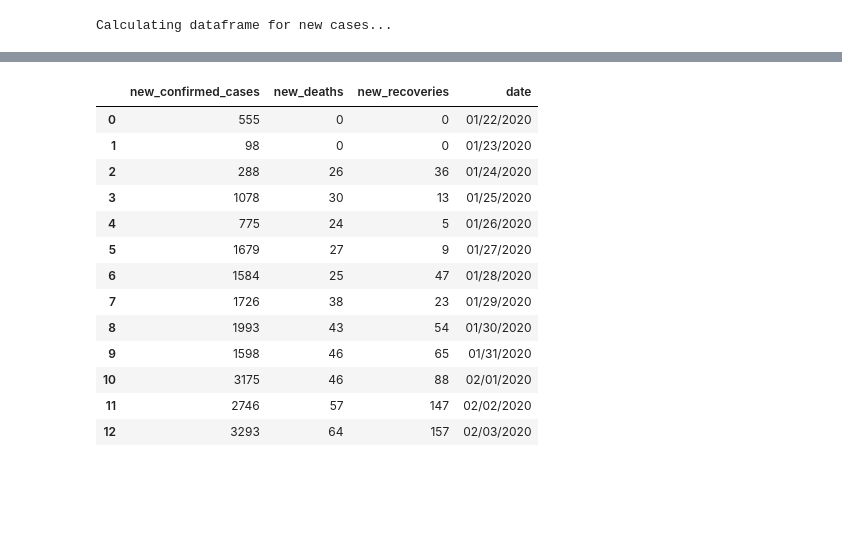
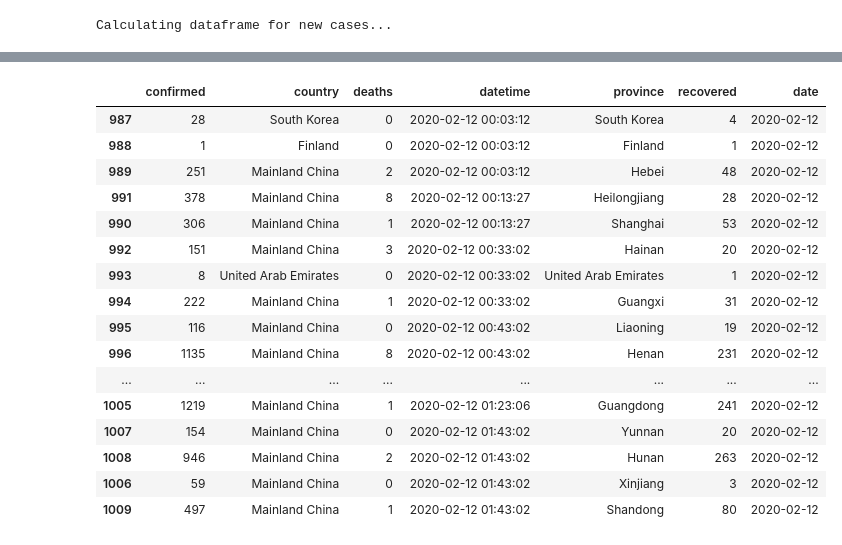
Before and after one commit to AaronWard/covidify, a Jupyter notebook: notebooks/data_prep-2.ipynb, the cells around one changed output, grey strips where cells are left out. Saved outputs shown, nothing was run; the diff lists cells and outputs as text; code cells hidden in the pictures; blank space fills up the shorter version.

```diff
--- a/notebooks/data_prep-2.ipynb
+++ b/notebooks/data_prep-2.ipynb
@@ -377,18 +327,21 @@ Saving...
 Done!
-# %%
-new_cases_df
-# %% [output]
-|  | new_confirmed_cases | new_deaths | new_recoveries | date |
-| 0 | 555 | 0 | 0 | 01/22/2020 |
-| 1 | 98 | 0 | 0 | 01/23/2020 |
-| 2 | 288 | 26 | 36 | 01/24/2020 |
-| 3 | 1078 | 30 | 13 | 01/25/2020 |
-| 4 | 775 | 24 | 5 | 01/26/2020 |
-| 5 | 1679 | 27 | 9 | 01/27/2020 |
-| 6 | 1584 | 25 | 47 | 01/28/2020 |
-| 7 | 1726 | 38 | 23 | 01/29/2020 |
-| 8 | 1993 | 43 | 54 | 01/30/2020 |
-| 9 | 1598 | 46 | 65 | 01/31/2020 |
-| 10 | 3175 | 46 | 88 | 02/01/2020 |
-| 11 | 2746 | 57 | 147 | 02/02/2020 |
-| 12 | 3293 | 64 | 157 | 02/03/2020 |
+# %%
+df[df.date == '2020-02-12']
+# %% [output]
+|  | confirmed | country | deaths | datetime | province | recovered | date |
+| 987 | 28 | South Korea | 0 | 2020-02-12 00:03:12 | South Korea | 4 | 2020-02-12 |
+| 988 | 1 | Finland | 0 | 2020-02-12 00:03:12 | Finland | 1 | 2020-02-12 |
+| 989 | 251 | Mainland China | 2 | 2020-02-12 00:03:12 | Hebei | 48 | 2020-02-12 |
+| 991 | 378 | Mainland China | 8 | 2020-02-12 00:13:27 | Heilongjiang | 28 | 2020-02-12 |
+| 990 | 306 | Mainland China | 1 | 2020-02-12 00:13:27 | Shanghai | 53 | 2020-02-12 |
+| 992 | 151 | Mainland China | 3 | 2020-02-12 00:33:02 | Hainan | 20 | 2020-02-12 |
+| 993 | 8 | United Arab Emirates | 0 | 2020-02-12 00:33:02 | United Arab Emirates | 1 | 2020-02-12 |
+| 994 | 222 | Mainland China | 1 | 2020-02-12 00:33:02 | Guangxi | 31 | 2020-02-12 |
+| 995 | 116 | Mainland China | 0 | 2020-02-12 00:43:02 | Liaoning | 19 | 2020-02-12 |
+| 996 | 1135 | Mainland China | 8 | 2020-02-12 00:43:02 | Henan | 231 | 2020-02-12 |
+| ... | ... | ... | ... | ... | ... | ... | ... |
+| 1005 | 1219 | Mainland China | 1 | 2020-02-12 01:23:06 | Guangdong | 241 | 2020-02-12 |
+| 1007 | 154 | Mainland China | 0 | 2020-02-12 01:43:02 | Yunnan | 20 | 2020-02-12 |
+| 1008 | 946 | Mainland China | 2 | 2020-02-12 01:43:02 | Hunan | 263 | 2020-02-12 |
+| 1006 | 59 | Mainland China | 0 | 2020-02-12 01:43:02 | Xinjiang | 3 | 2020-02-12 |
+| 1009 | 497 | Mainland China | 1 | 2020-02-12 01:43:02 | Shandong | 80 | 2020-02-12 |
```
Also changed, not shown: parts of 22 cells of this notebook, 1 other file.
